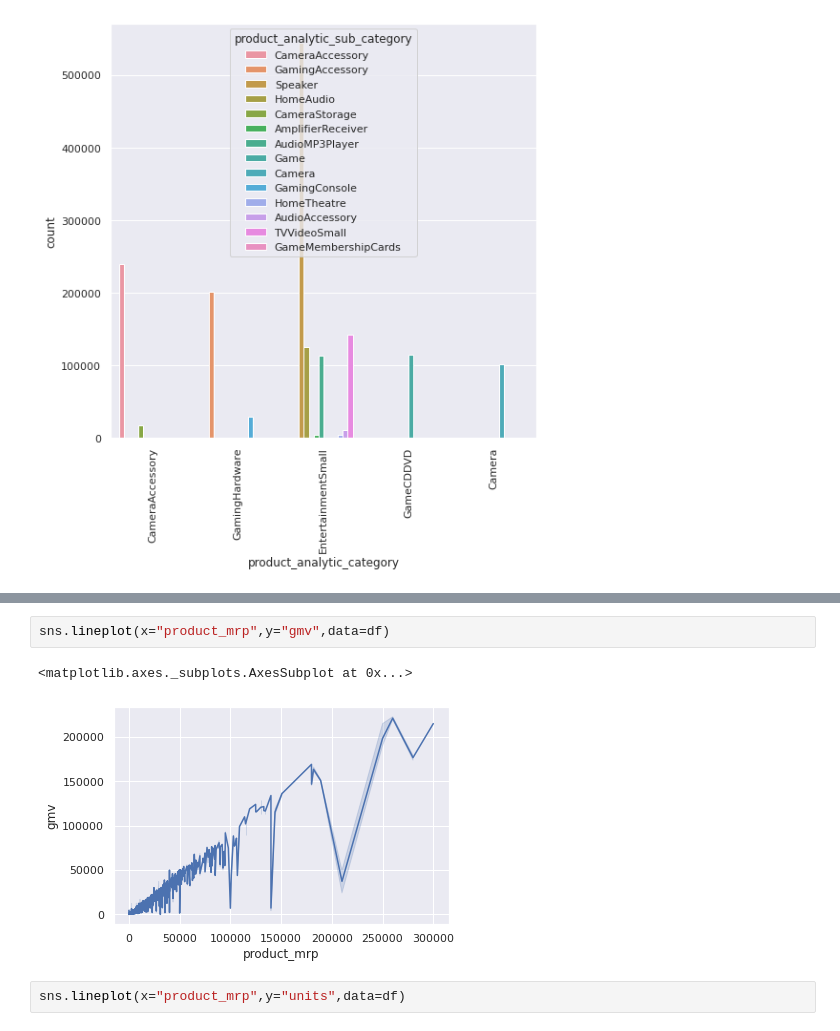
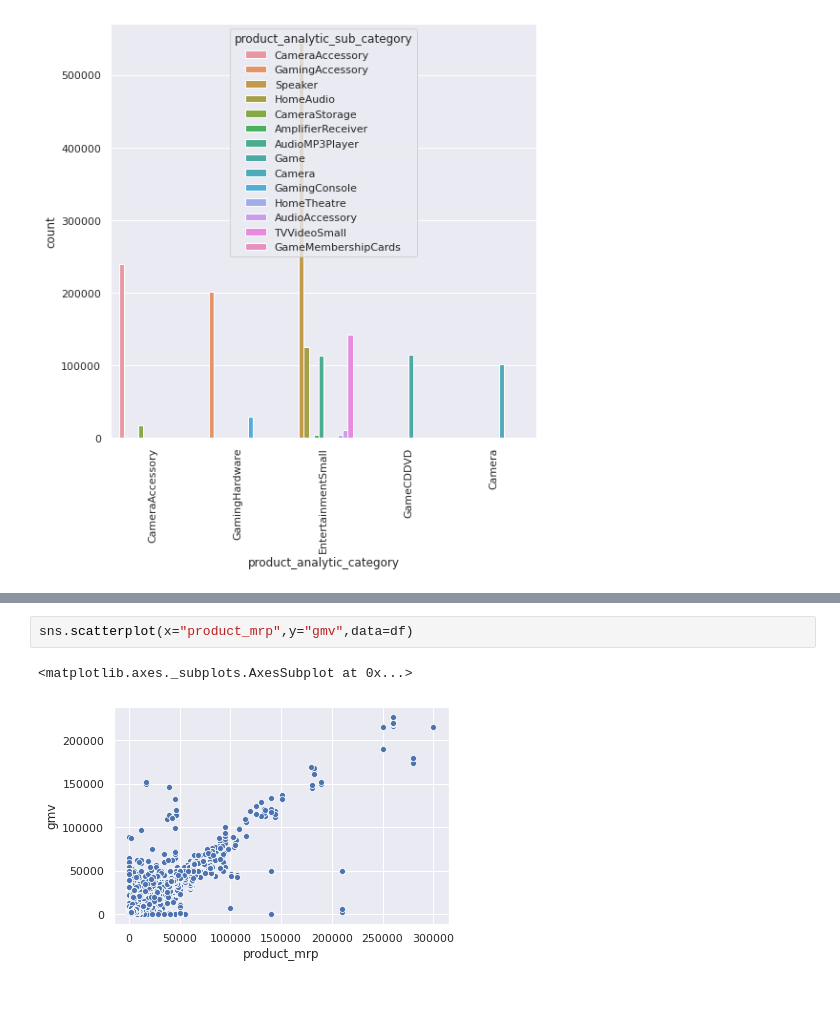
Before and after one commit to Anirudhakumar/DS-, a Jupyter notebook: MarketMixModeling.ipynb, the cells around one changed output, grey strips where cells are left out. Drawn from its saved outputs; the diff is of its cells as text; blank space fills up the shorter version.

```diff
--- a/MarketMixModeling.ipynb
+++ b/MarketMixModeling.ipynb
@@ -119,9 +119,7 @@ df.describe()
 | 75% | 2.016000e+03 | 1.000000e+01 | 3.610614e+15 | 4.397706e+15 | 1.999000e+03 | 1.000000e+00 | 7.000000e+00 | 3.499000e+03 | ... |
 | max | 2.016000e+03 | 1.200000e+01 | 5.395077e+15 | 3.000373e+17 | 2.269470e+05 | 5.000000e+01 | 1.006000e+03 | 2.999990e+05 | ... |
 # %%
-sns.lineplot(x="product_mrp",y="gmv",data=df)
+sns.scatterplot(x="product_mrp",y="gmv",data=df)
 # %% [output]
 <matplotlib.axes._subplots.AxesSubplot at 0x...>
-[figure, old version]
+[figure, new version]
-# %%
-sns.lineplot(x="product_mrp",y="units",data=df)
```
Also changed, not shown: parts of 3 cells of this notebook.
